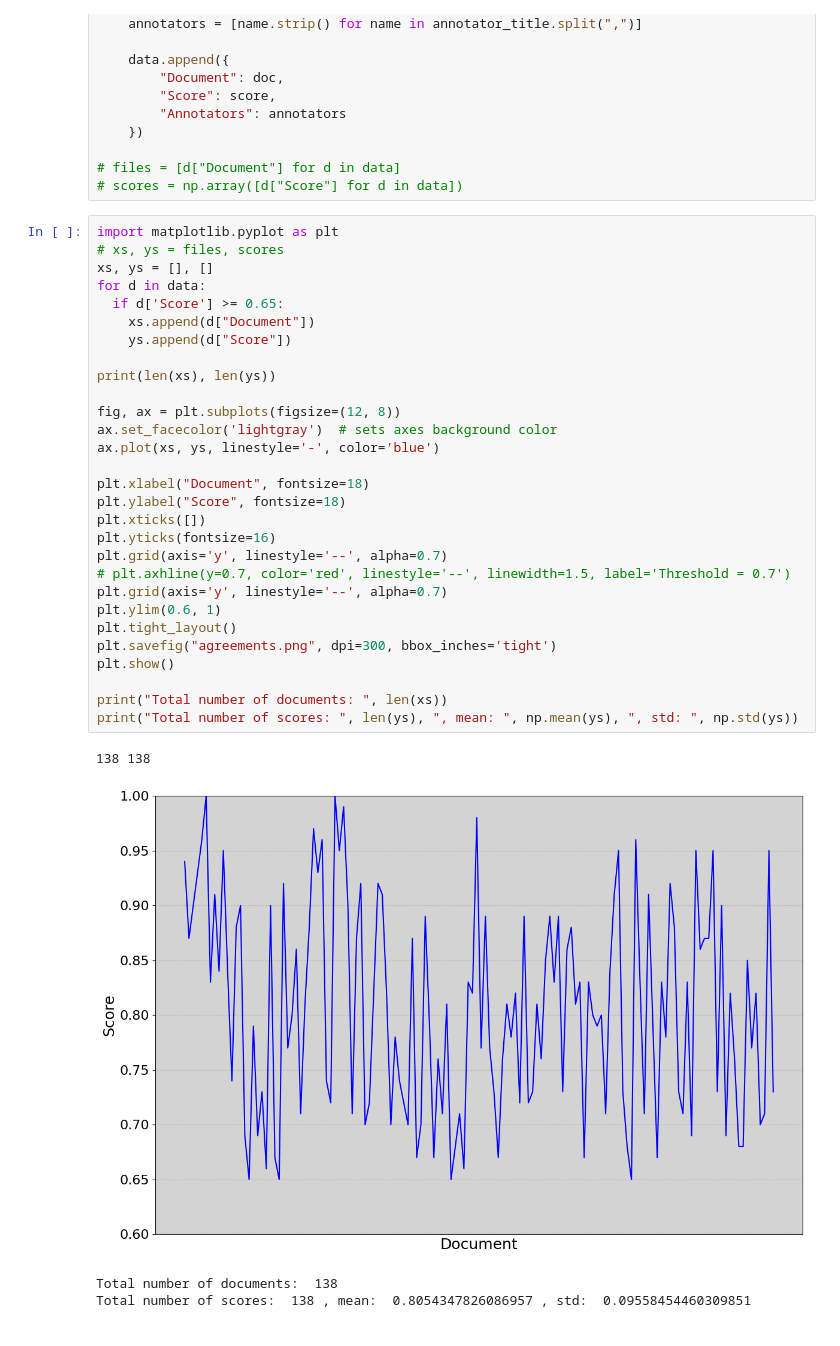
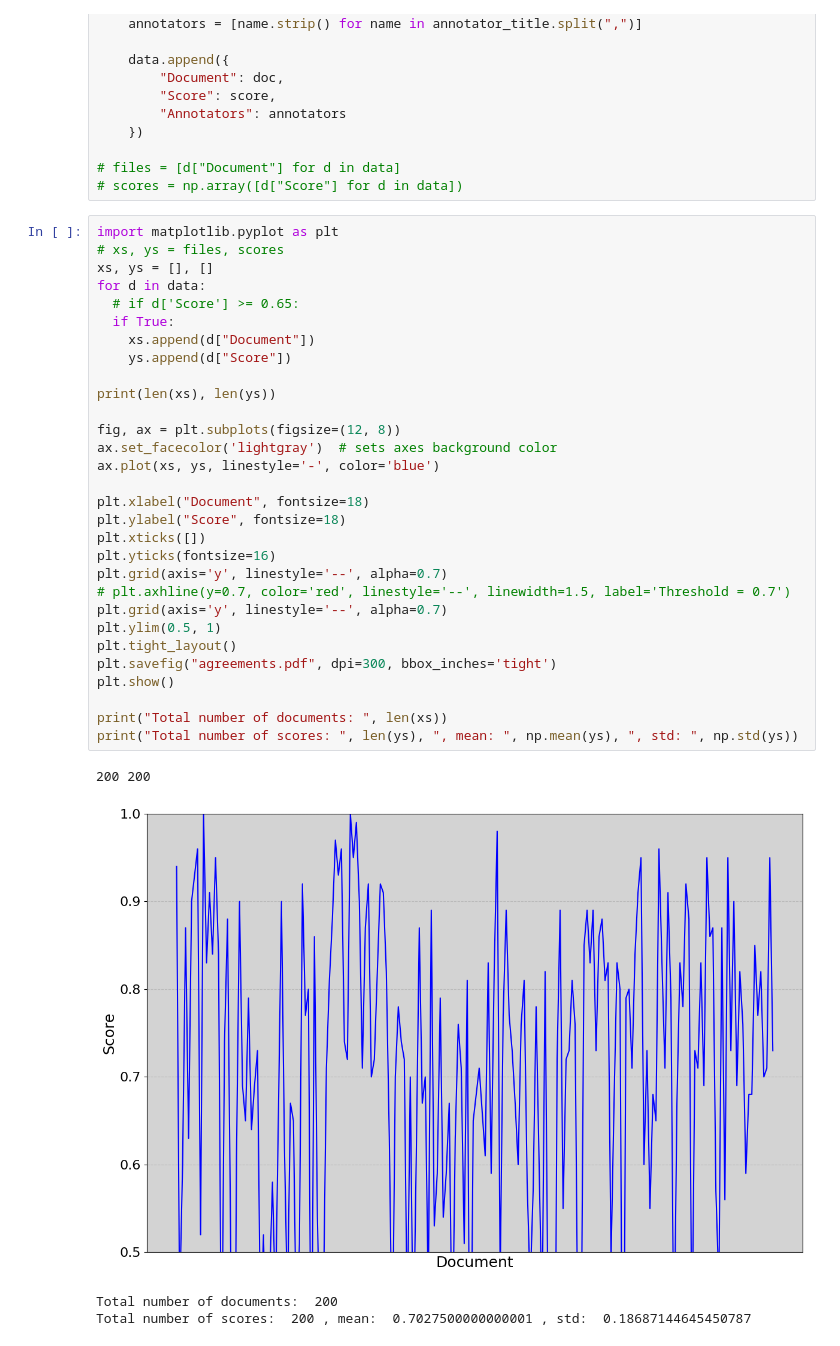
Before and after one commit to chenzongxiong/readme2kg-exp, a Jupyter notebook: tools/analysis-agreements.ipynb, the cells around one changed output. Saved outputs shown, nothing was run; the diff lists cells and outputs as text.

```diff
--- a/tools/analysis-agreements.ipynb
+++ b/tools/analysis-agreements.ipynb
@@ -34,34 +34,35 @@ for row in rows:
 # %%
 import matplotlib.pyplot as plt
 # xs, ys = files, scores
 xs, ys = [], []
 for d in data:
-  if d['Score'] >= 0.65:
+  # if d['Score'] >= 0.65:
+  if True:
     xs.append(d["Document"])
     ys.append(d["Score"])
 
 print(len(xs), len(ys))
 
 fig, ax = plt.subplots(figsize=(12, 8))
 ax.set_facecolor('lightgray')  # sets axes background color
 ax.plot(xs, ys, linestyle='-', color='blue')
 
 plt.xlabel("Document", fontsize=18)
 plt.ylabel("Score", fontsize=18)
 plt.xticks([])
 plt.yticks(fontsize=16)
 plt.grid(axis='y', linestyle='--', alpha=0.7)
 # plt.axhline(y=0.7, color='red', linestyle='--', linewidth=1.5, label='Threshold = 0.7')
 plt.grid(axis='y', linestyle='--', alpha=0.7)
-plt.ylim(0.6, 1)
+plt.ylim(0.5, 1)
 plt.tight_layout()
-plt.savefig("agreements.png", dpi=300, bbox_inches='tight')
+plt.savefig("agreements.pdf", dpi=300, bbox_inches='tight')
 plt.show()
 
 print("Total number of documents: ", len(xs))
 print("Total number of scores: ", len(ys), ", mean: ", np.mean(ys), ", std: ", np.std(ys))
 # %% [output]
-138 138
+200 200
-[figure, old version]
+[figure, new version]
-Total number of documents:  138
-Total number of scores:  138 , mean:  0.8054347826086957 , std:  0.09558454460309851
+Total number of documents:  200
+Total number of scores:  200 , mean:  0.7027500000000001 , std:  0.18687144645450787
```
Also changed, not shown: 5 other files.
